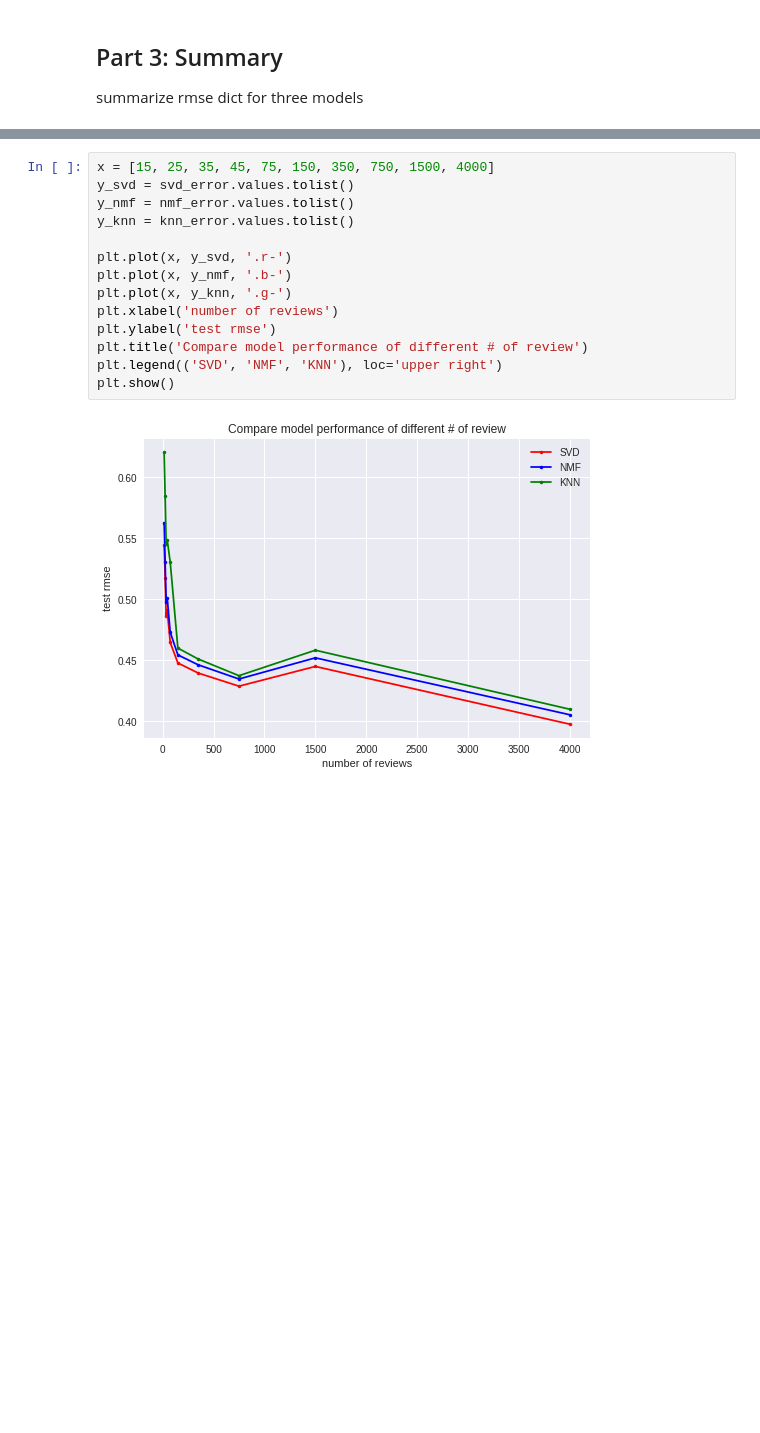
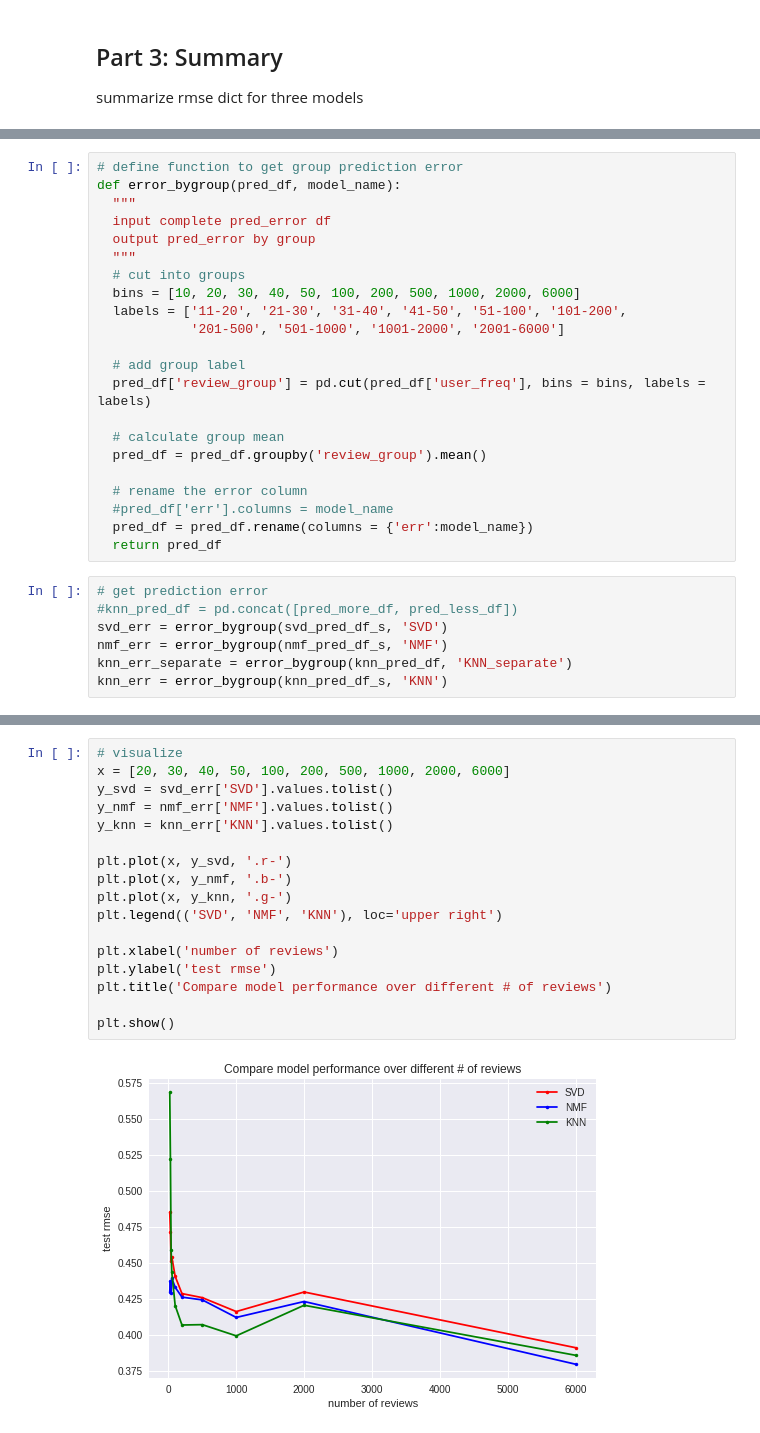
Before and after one commit to thegreatwarlo/BeerPersonalization, a Jupyter notebook: compare model performance.ipynb, the cells around one changed output, grey strips where cells are left out. Saved outputs shown, nothing was run; the diff lists cells and outputs as text; blank space fills up the shorter version.

Commit message:
add comparison plots in the end

```diff
--- a/compare model performance.ipynb
+++ b/compare model performance.ipynb
@@ -542,0 +562,29 @@ final
+# %%
+# define function to get group prediction error
+def error_bygroup(pred_df, model_name):
+  """
+  input complete pred_error df
+  output pred_error by group
+  """
+  # cut into groups
+  bins = [10, 20, 30, 40, 50, 100, 200, 500, 1000, 2000, 6000]
+  labels = ['11-20', '21-30', '31-40', '41-50', '51-100', '101-200',
+            '201-500', '501-1000', '1001-2000', '2001-6000']
+
+  # add group label
+  pred_df['review_group'] = pd.cut(pred_df['user_freq'], bins = bins, labels = labels)
+
+  # calculate group mean
+  pred_df = pred_df.groupby('review_group').mean()
+
+  # rename the error column
+  #pred_df['err'].columns = model_name
+  pred_df = pred_df.rename(columns = {'err':model_name})
+  return pred_df
+# %%
+# get prediction error
+#knn_pred_df = pd.concat([pred_more_df, pred_less_df])
+svd_err = error_bygroup(svd_pred_df_s, 'SVD')
+nmf_err = error_bygroup(nmf_pred_df_s, 'NMF')
+knn_err_separate = error_bygroup(knn_pred_df, 'KNN_separate')
+knn_err = error_bygroup(knn_pred_df_s, 'KNN')
@@ -543,16 +626,19 @@ final
 # %%
-x = [15, 25, 35, 45, 75, 150, 350, 750, 1500, 4000]
-y_svd = svd_error.values.tolist()
-y_nmf = nmf_error.values.tolist()
-y_knn = knn_error.values.tolist()
+# visualize
+x = [20, 30, 40, 50, 100, 200, 500, 1000, 2000, 6000]
+y_svd = svd_err['SVD'].values.tolist()
+y_nmf = nmf_err['NMF'].values.tolist()
+y_knn = knn_err['KNN'].values.tolist()
 
 plt.plot(x, y_svd, '.r-')
 plt.plot(x, y_nmf, '.b-')
 plt.plot(x, y_knn, '.g-')
+plt.legend(('SVD', 'NMF', 'KNN'), loc='upper right')
+
 plt.xlabel('number of reviews')
 plt.ylabel('test rmse')
-plt.title('Compare model performance of different # of review')
-plt.legend(('SVD', 'NMF', 'KNN'), loc='upper right')
+plt.title('Compare model performance over different # of reviews')
+
 plt.show()
 # %% [output]
-[figure, old version]
+[figure, new version]
```
Also changed, not shown: parts of 30 cells of this notebook.
